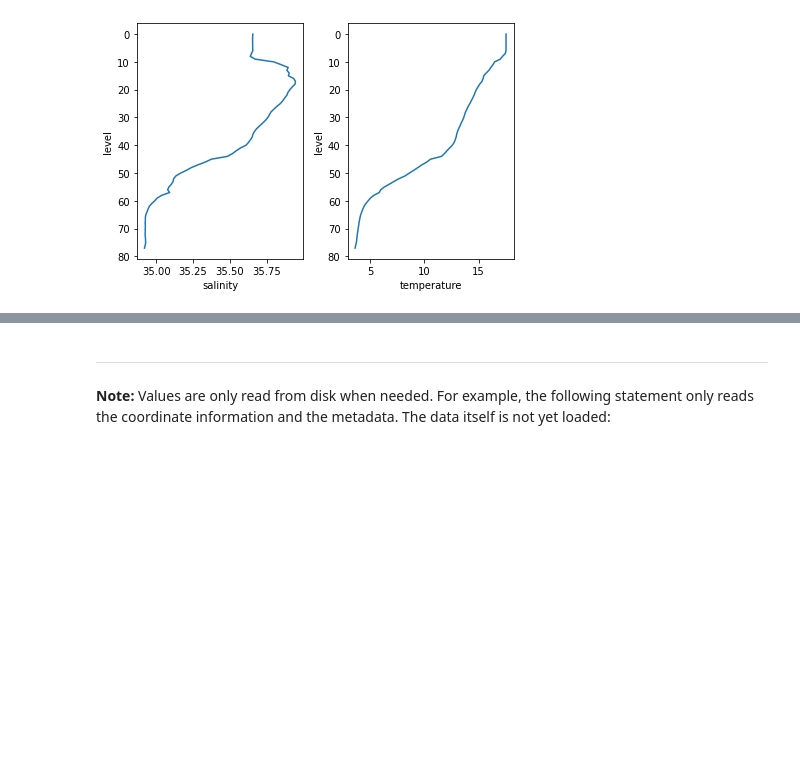
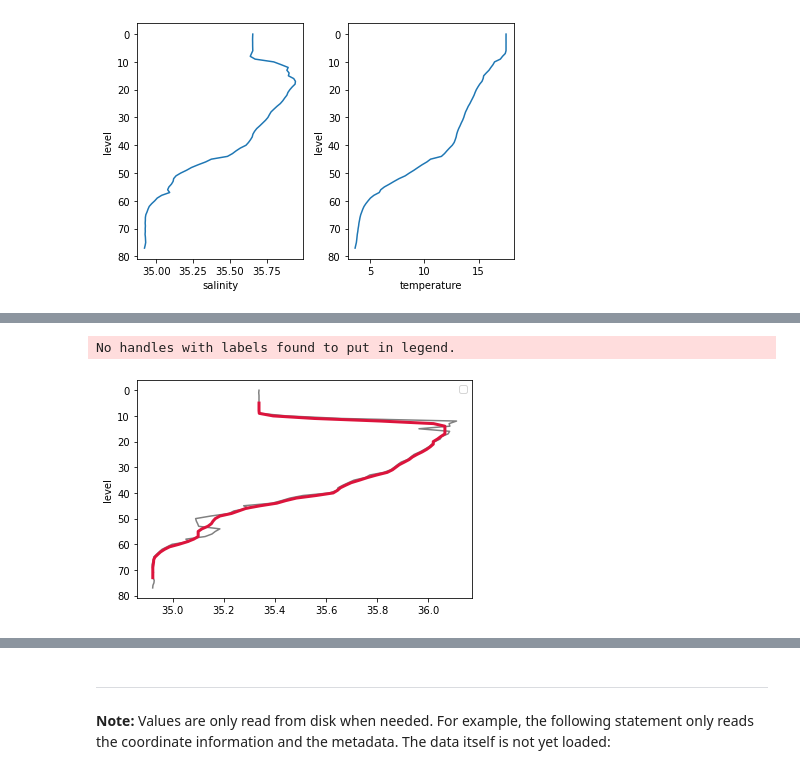
Before and after one commit to jorisvandenbossche/DS-python-geospatial, a Jupyter notebook: _solved/13-xarray.ipynb, the cells around one changed output, grey strips where cells are left out. Cells and saved outputs as stored; diff of their text form; code cells hidden in the pictures; blank space fills up the shorter version.

```diff
--- a/_solved/13-xarray.ipynb
+++ b/_solved/13-xarray.ipynb
@@ -789,0 +914,7 @@ Data variables:
+# %%
+argo["salinity"].sel(date='2012-10-31').plot.line(y="level", yincrease=False, color="grey");
+argo["salinity"].sel(date='2012-10-31').rolling(level=10, center=True).median().plot.line(y="level", yincrease=False, linewidth=3, color="crimson");
+plt.legend(), plt.title("");
+# %% [output]
+No handles with labels found to put in legend.
+[figure, added]
```
Also changed, not shown: parts of 52 cells of this notebook.
